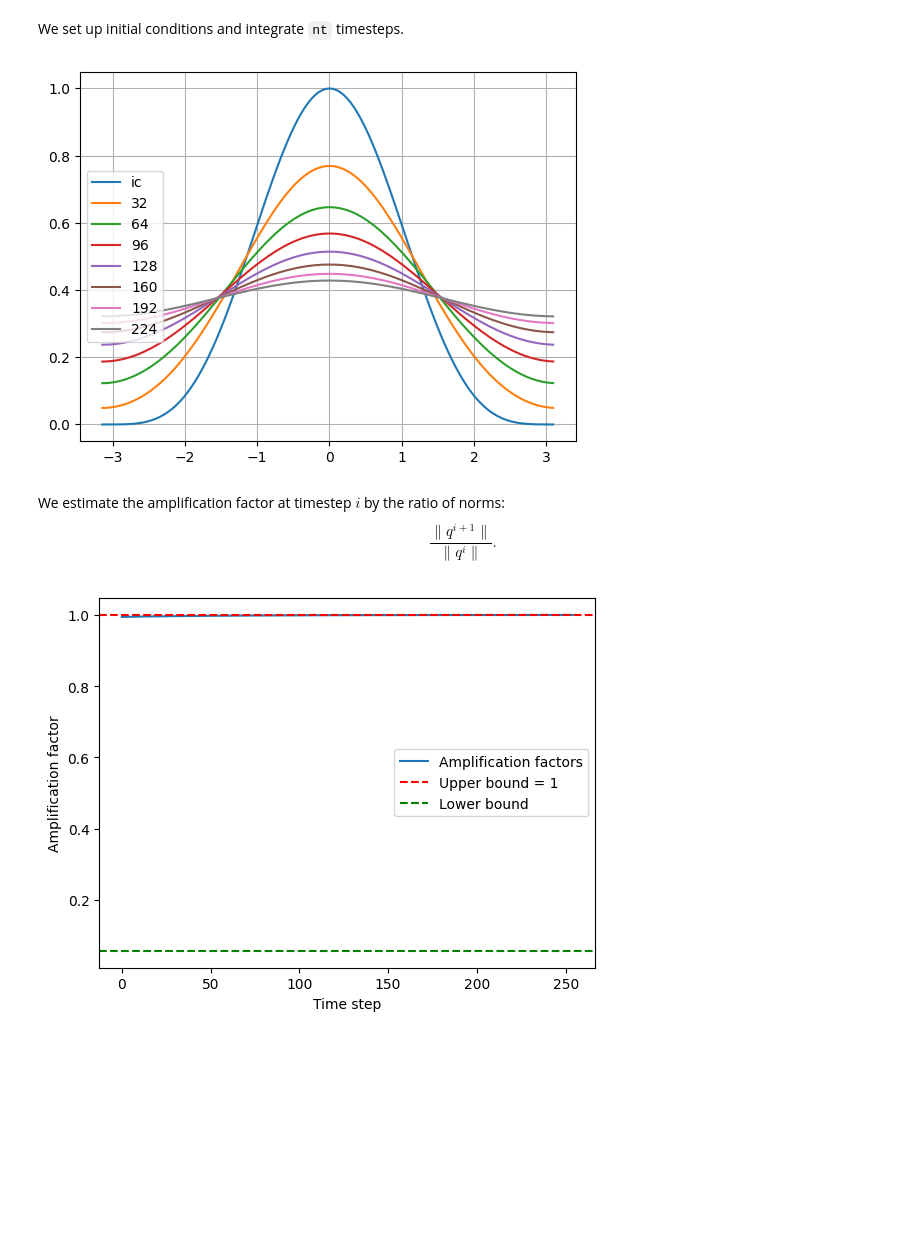
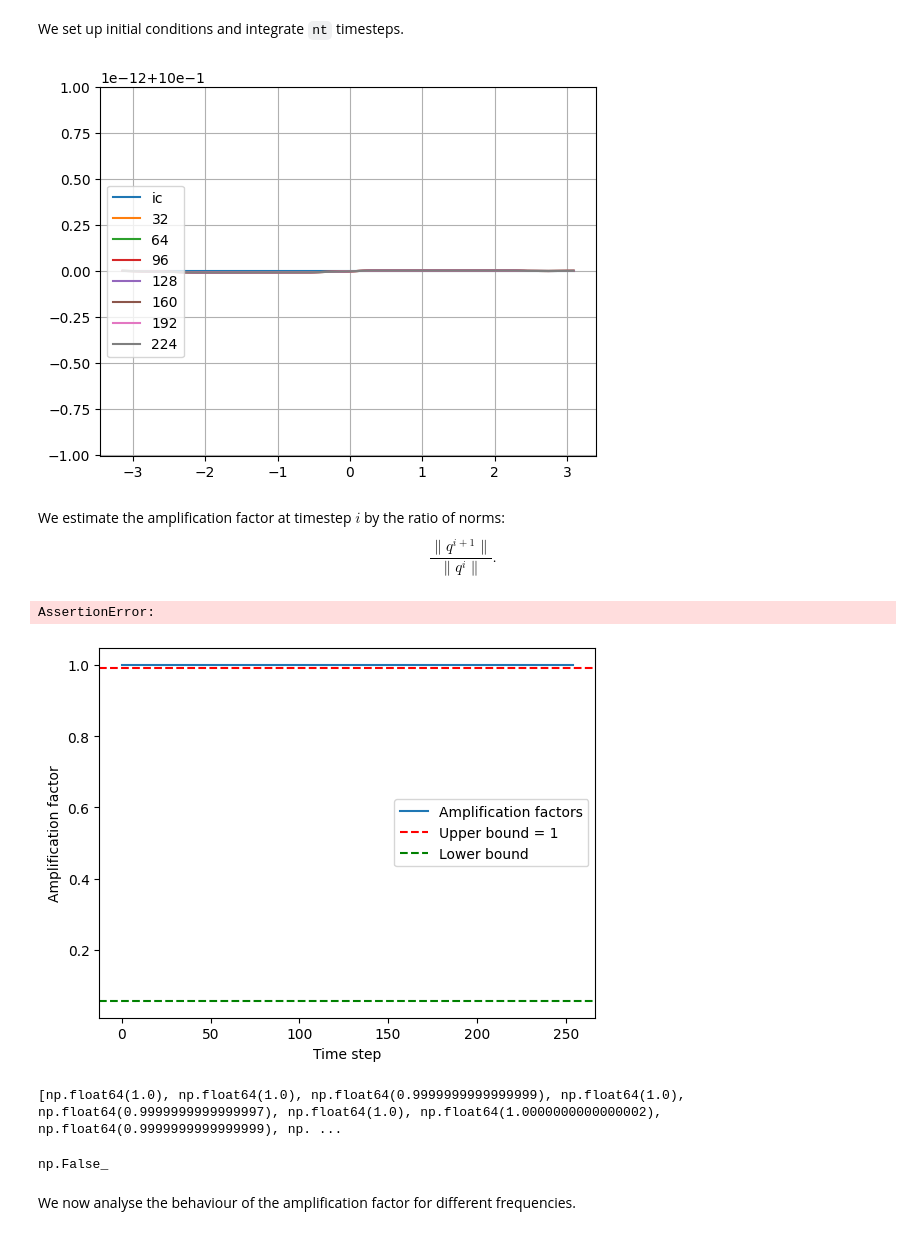
Before and after one commit to matthew92647/UROP-Inner-Solve-Convergence-for-ParaDiag-Schemes, a Jupyter notebook: amplification_factor_heat.ipynb, the cells around one changed output. Saved outputs shown, nothing was run; the diff lists cells and outputs as text; code cells hidden in the pictures; blank space fills up the shorter version.

```diff
--- a/amplification_factor_heat.ipynb
+++ b/amplification_factor_heat.ipynb
@@ -35,3 +35,13 @@ theta = 1
 
 alpha = 1
 dt = 0.01
+# %%
+import numpy as np
+def k_prime(k):
+    return 2/dx**2 * (1- np.cos(k*dx))
+
+def G(k):
+    return 1/(1 + alpha*dt*k_prime(k))
+# %%
+upper = G(1)
+print(upper)
@@ -119,7 +131,7 @@ A1.solve = spla.factorized(A1.tocsc())
 We set up initial conditions and integrate ``nt`` timesteps.
 # %%
 qinit = np.zeros_like(mesh)
-qinit[:] = np.cos(mesh/2)**4
+qinit[:] = np.cos(mesh*128)
 q = np.zeros((nt+1, len(qinit)))
 q[0] = qinit
 
@@ -134,7 +146,7 @@ for i in range(nplot, nt, nplot):
 plt.legend(loc='center left')
 plt.grid()
 # %% [output]
-[figure, old version]
+[figure, new version]
 # %% [markdown]
 We estimate the amplification factor at timestep $i$ by the ratio of norms:
 $$
@@ -150,14 +162,26 @@ for i in range(nt-1):
 
 assert max(amp_factors) < 1
 assert min(amp_factors) > 1/(1 + dt*alpha*(4/dx**2))
+# %% [output]
+AssertionError:
 # %%
 plt.plot(amp_factors, label='Amplification factors')
-plt.axhline(1, color='r', linestyle='--', label='Upper bound = 1')
+plt.axhline(upper, color='r', linestyle='--', label='Upper bound = 1')
 plt.axhline(1/(1 + dt*alpha*(4/dx**2)), color='g', linestyle='--', label='Lower bound')
 
 plt.xlabel('Time step')
 plt.ylabel('Amplification factor')
 plt.legend()
 plt.show()
 # %% [output]
-[figure, old version]
+[figure, new version]
+# %%
+print(amp_factors)
+# %% [output]
+[np.float64(1.0), np.float64(1.0), np.float64(0.9999999999999999), np.float64(1.0), np.float64(0.9999999999999997), np.float64(1.0), np.float64(1.0000000000000002), np.float64(0.9999999999999999), np. ...
+# %%
+amp_factors[1] < upper
+# %% [output]
+np.False_
+# %% [markdown]
+We now analyse the behaviour of the amplification factor for different frequencies.
```
Also changed, not shown: parts of 4 cells of this notebook, 1 other file.
